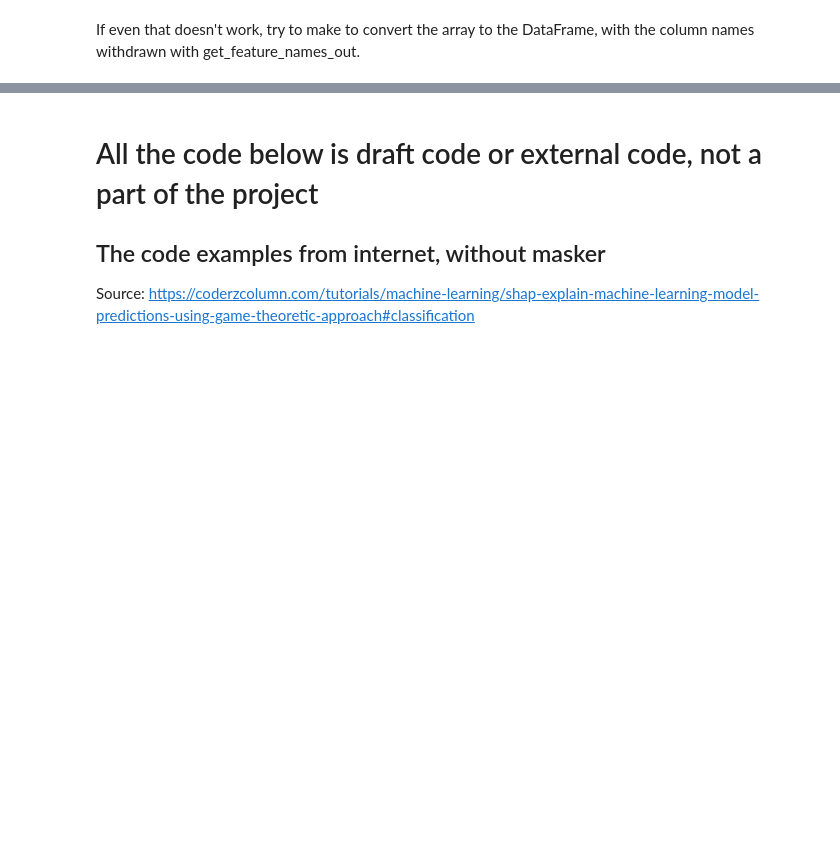
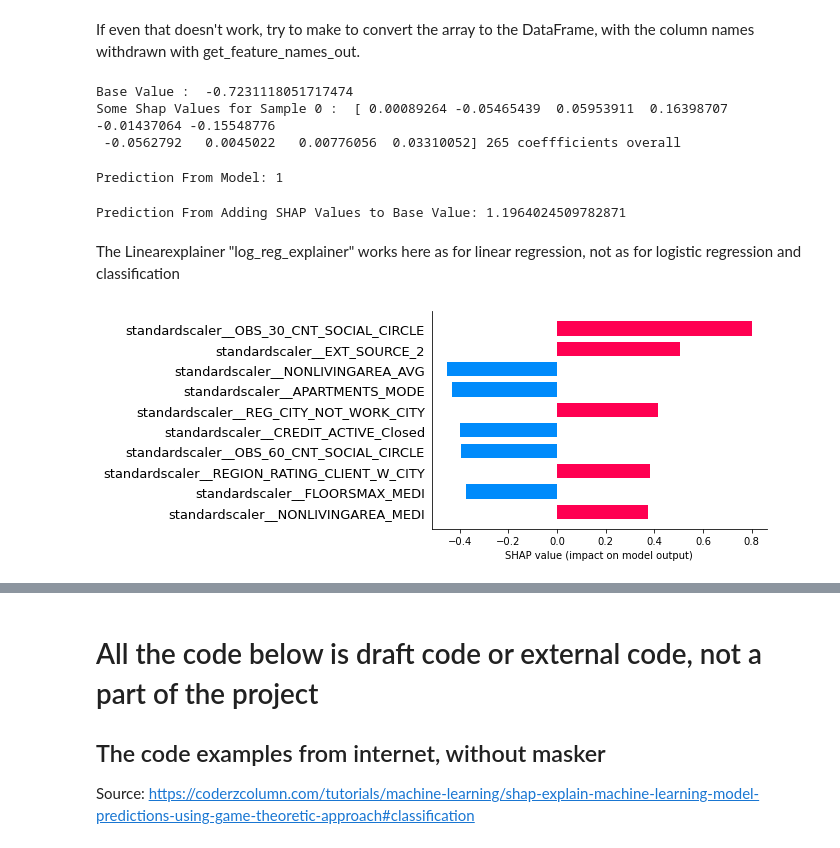
Before and after one commit to VeronikaBerezhnaia/OC_P7_credit_scoring, a Jupyter notebook: Implementez_modele_scoring.ipynb, the cells around one changed output, grey strips where cells are left out. Saved outputs shown, nothing was run; the diff lists cells and outputs as text; code cells hidden in the pictures; blank space fills up the shorter version.

Commit message:
Workaround for Shap found, barplot created. waterfall plot failed: problems with parameter intake, the function sees extra parameters which are not given

```diff
--- a/Implementez_modele_scoring.ipynb
+++ b/Implementez_modele_scoring.ipynb
@@ -1679,3 +1681,36 @@ val1 = log_reg_explainer.expected_value + shap_vals.sum() # 1.1964024509782871
 # %%
 # But how to do the next value?
 # val2 = log_reg_explainer.expected_value[1] + shap_vals[1].sum() # IndexError: invalid index to scalar variable.
+# %%
+print("Base Value : ", log_reg_explainer.expected_value)
+print("Some Shap Values for Sample %d : "%sample_idx, shap_vals[:10], len(shap_vals), 'coeffficients overall')
+# print("Prediction From Adding SHAP Values to Base Value : ", wine.target_names[np.argmax([val1, val2, val3])])
+# %% [output]
+Base Value :  -0.7231118051717474
+Some Shap Values for Sample 0 :  [ 0.00089264 -0.05465439  0.05953911  0.16398707 -0.01437064 -0.15548776
+ -0.0562792   0.0045022   0.00776056  0.03310052] 265 coeffficients overall
+# %%
+# print("Prediction From Model:", lin_reg.predict(X_test[sample_idx].reshape(1,-1))[0])
+# print("Prediction From Model:", \ wine.target_names[log_reg.predict(X_test[sample_idx].reshape(1, -1))[0]])
+print("Prediction From Model:", model_LogReg[2].predict(X_test_sh[sample_idx].reshape(1, -1))[0])
+# %% [output]
+Prediction From Model: 1
+# %%
+# print("Prediction From Adding SHAP Values to Base Value:", lin_reg_explainer2.expected_value + shap_vals.sum())
+# print("Prediction From Adding SHAP Values to Base Value : ", wine.target_names[np.argmax([val1, val2, val3])])
+print("Prediction From Adding SHAP Values to Base Value:", log_reg_explainer.expected_value + shap_vals.sum())
+# %% [output]
+Prediction From Adding SHAP Values to Base Value: 1.1964024509782871
+# %% [markdown]
+The Linearexplainer "log_reg_explainer" works here as for linear regression, not as for logistic regression and classification
+# %%
+shap.bar_plot(log_reg_explainer.shap_values(X_test_sh[0]),
+#               feature_names=boston.feature_names,
+              feature_names=shap_feature_names,
+#               max_display=len(boston.feature_names))
+              max_display=10)
+
+# we see here correlated features, like OBS_30_SOCIAL_CIRCLE and OBS_60_SOCIAL_CIRCLE
+# also NONLIVINGAREA_AVG and NONLIVING_AREA_MEDI
+# %% [output]
+[figure, added]
```
Also changed, not shown: parts of 15 cells of this notebook.
